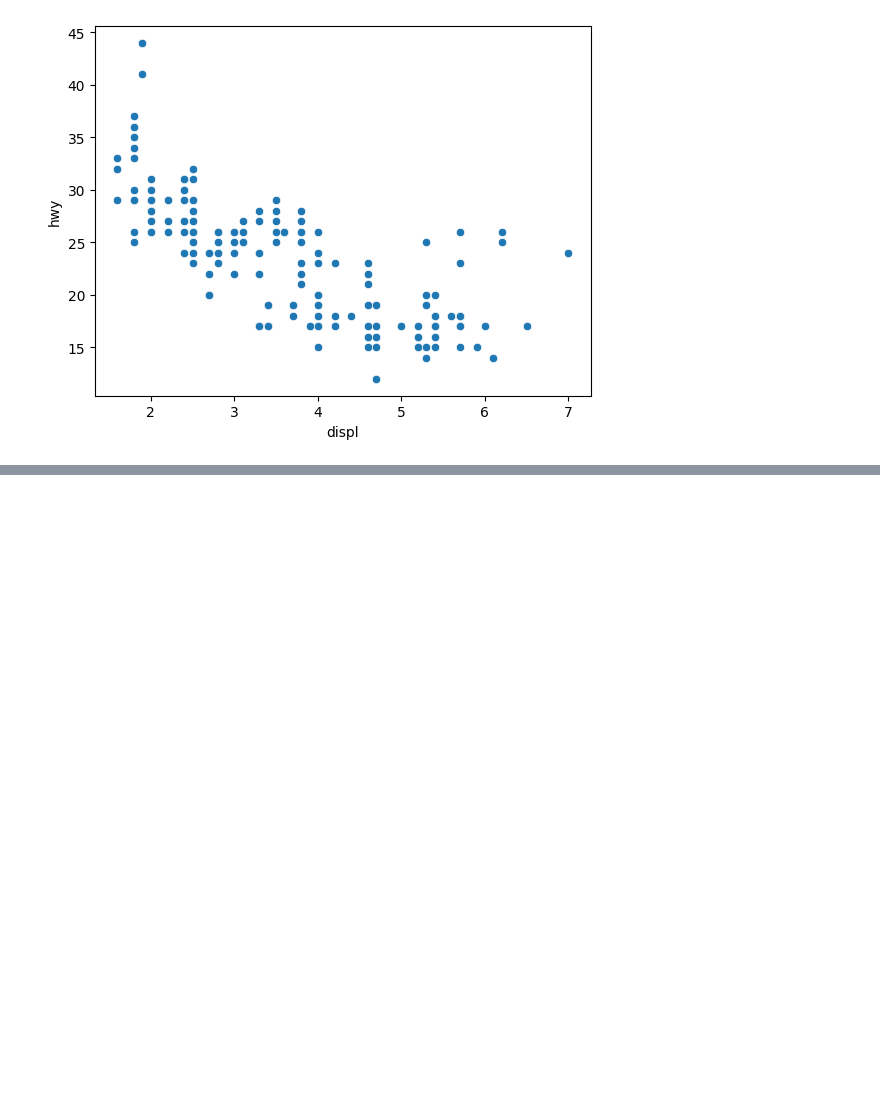
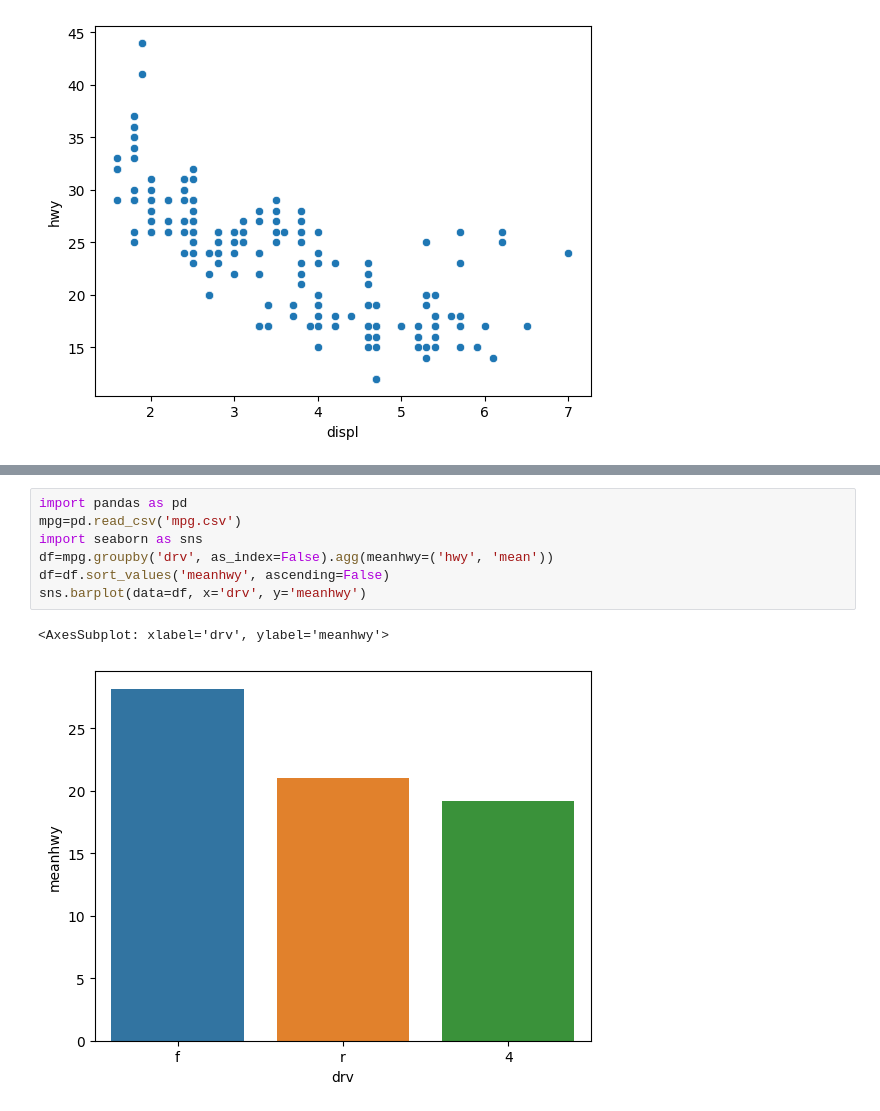
Before and after one commit to maeseok/Data-Analysis, a Jupyter notebook: graph.ipynb, the cells around one changed output, grey strips where cells are left out. Drawn from its saved outputs; the diff is of its cells as text; blank space fills up the shorter version.

```diff
--- a/graph.ipynb
+++ b/graph.ipynb
@@ -13,0 +41,10 @@ sns.scatterplot(data=mpg, x='displ', y='hwy').set(xlim=(3,6))
+# %%
+import pandas as pd
+mpg=pd.read_csv('mpg.csv')
+import seaborn as sns
+df=mpg.groupby('drv', as_index=False).agg(meanhwy=('hwy', 'mean'))
+df=df.sort_values('meanhwy', ascending=False)
+sns.barplot(data=df, x='drv', y='meanhwy')
+# %% [output]
+<AxesSubplot: xlabel='drv', ylabel='meanhwy'>
+[figure, added]
```
Also changed, not shown: parts of 8 cells of this notebook, 2 other files.
